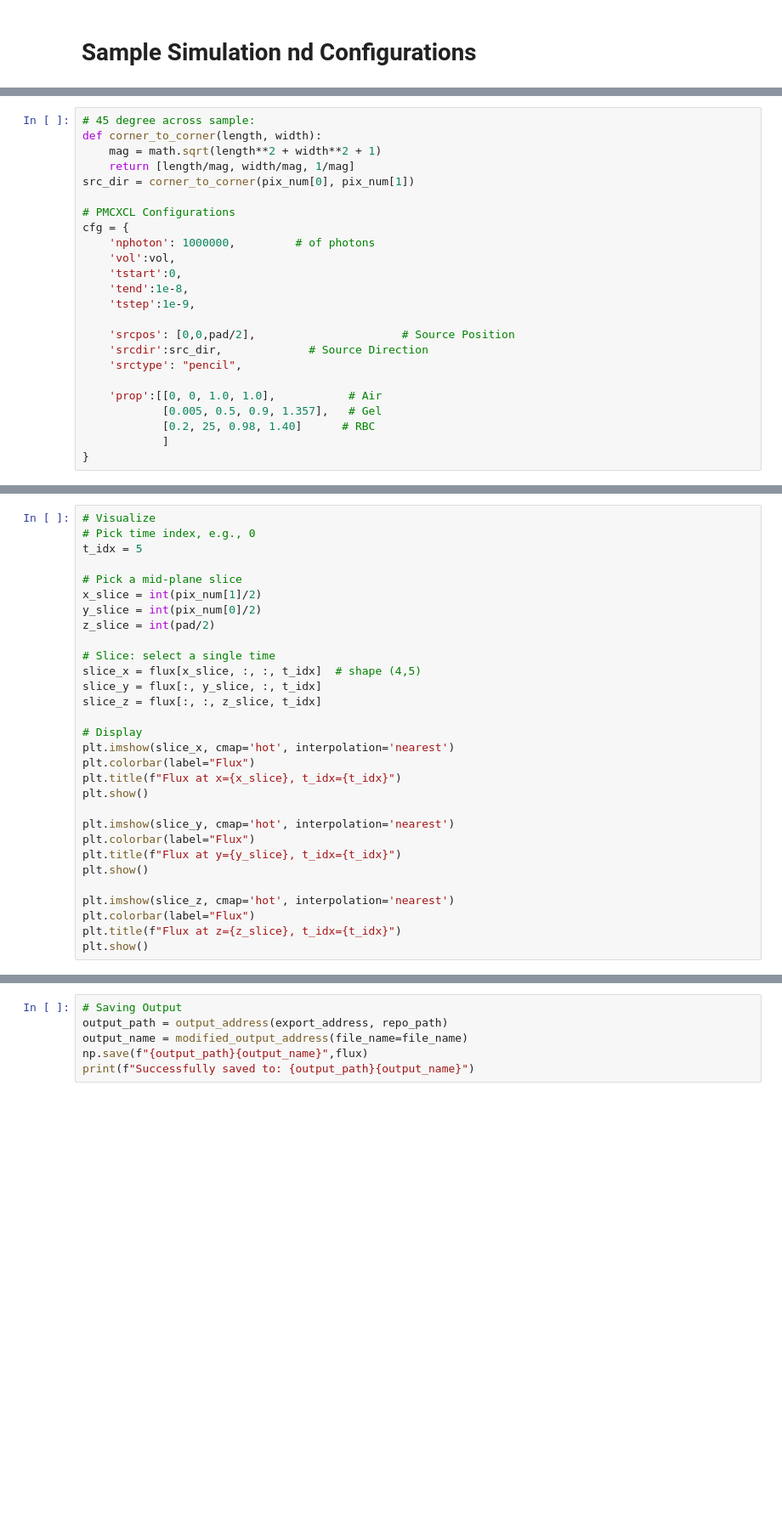
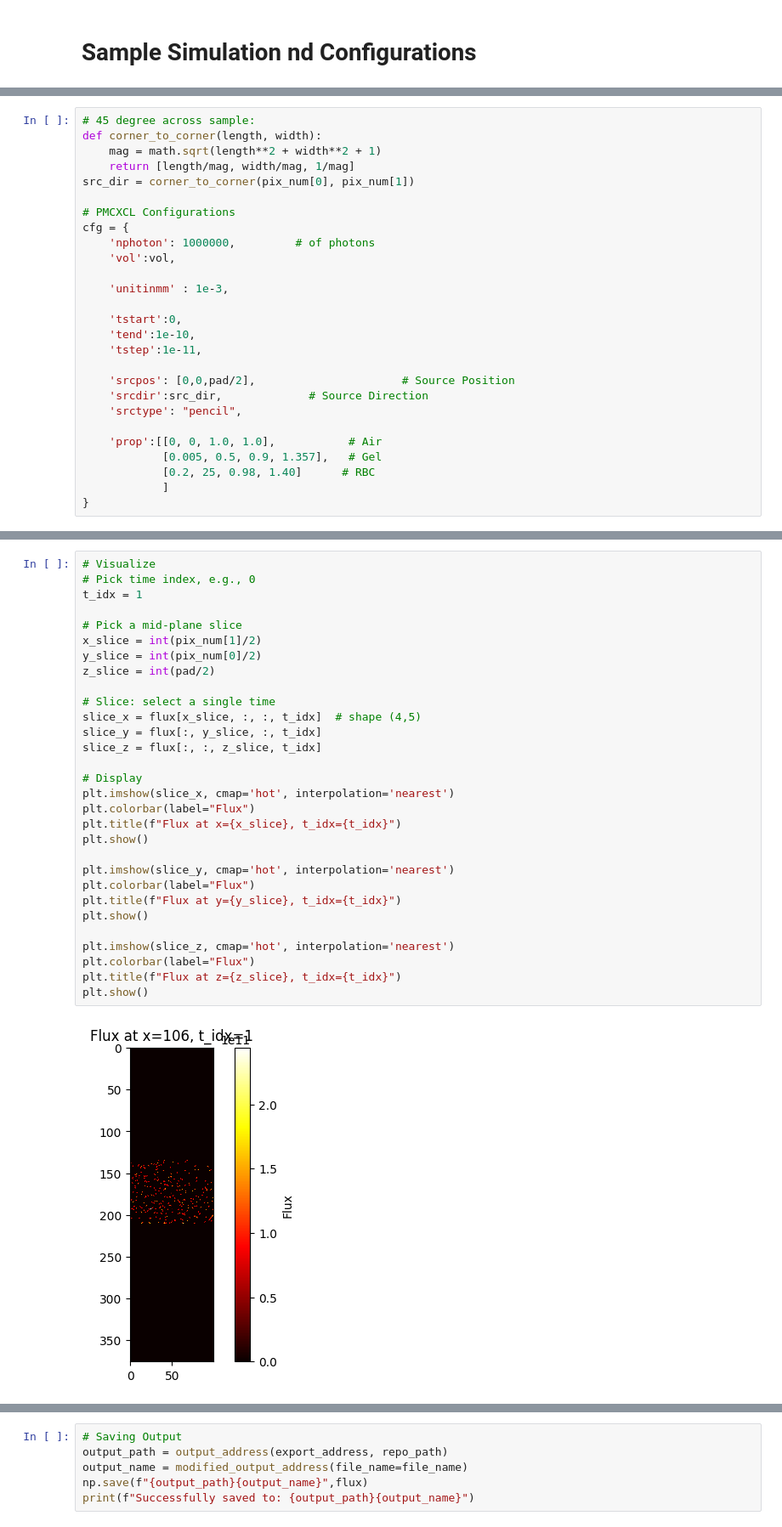
Before and after one commit to Cow415/Photon-Transport-Simulation, a Jupyter notebook: run_mcxcl/run_mcxcl.ipynb, the cells around one changed output, grey strips where cells are left out. Shown at 85% size. Saved outputs shown, nothing was run; the diff lists cells and outputs as text; blank space fills up the shorter version.

```diff
--- a/run_mcxcl/run_mcxcl.ipynb
+++ b/run_mcxcl/run_mcxcl.ipynb
@@ -180,9 +183,12 @@ src_dir = corner_to_corner(pix_num[0], pix_num[1])
 cfg = {
     'nphoton': 1000000,         # of photons
     'vol':vol,
+
+    'unitinmm' : 1e-3,
+
     'tstart':0,
-    'tend':1e-8,
-    'tstep':1e-9,
+    'tend':1e-10,
+    'tstep':1e-11,
 
     'srcpos': [0,0,pad/2],                      # Source Position
     'srcdir':src_dir,             # Source Direction
@@ -206,30 +223,32 @@ print(flux.shape)
 # %%
 # Visualize
 # Pick time index, e.g., 0
-t_idx = 5
+t_idx = 1
 
 # Pick a mid-plane slice
 x_slice = int(pix_num[1]/2)
 y_slice = int(pix_num[0]/2)
 z_slice = int(pad/2)
 
 # Slice: select a single time
 slice_x = flux[x_slice, :, :, t_idx]  # shape (4,5)
 slice_y = flux[:, y_slice, :, t_idx]
 slice_z = flux[:, :, z_slice, t_idx]
 
 # Display
 plt.imshow(slice_x, cmap='hot', interpolation='nearest')
 plt.colorbar(label="Flux")
 plt.title(f"Flux at x={x_slice}, t_idx={t_idx}")
 plt.show()
 
 plt.imshow(slice_y, cmap='hot', interpolation='nearest')
 plt.colorbar(label="Flux")
 plt.title(f"Flux at y={y_slice}, t_idx={t_idx}")
 plt.show()
 
 plt.imshow(slice_z, cmap='hot', interpolation='nearest')
 plt.colorbar(label="Flux")
 plt.title(f"Flux at z={z_slice}, t_idx={t_idx}")
 plt.show()
+# %% [output]
+[figure, added]
```
Also changed, not shown: parts of 5 cells of this notebook.
